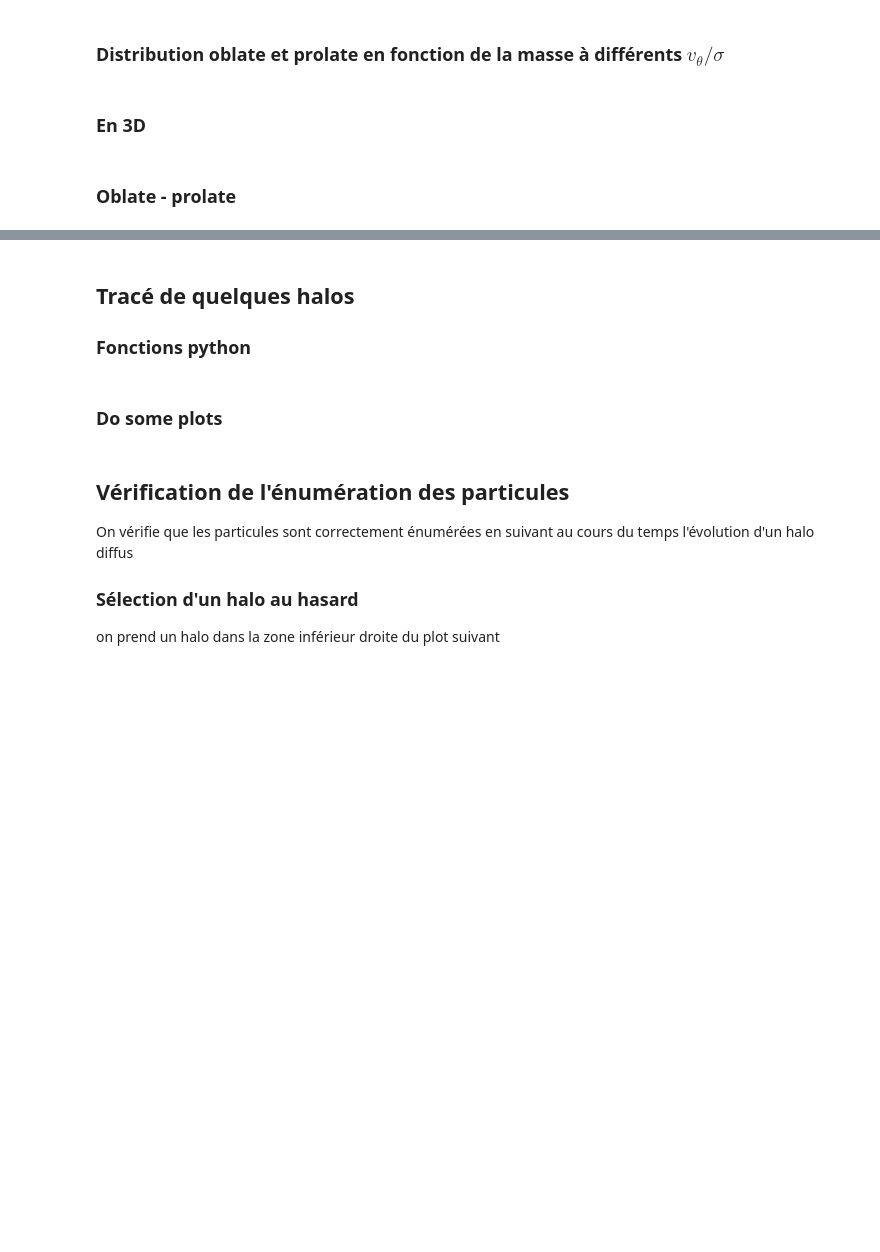
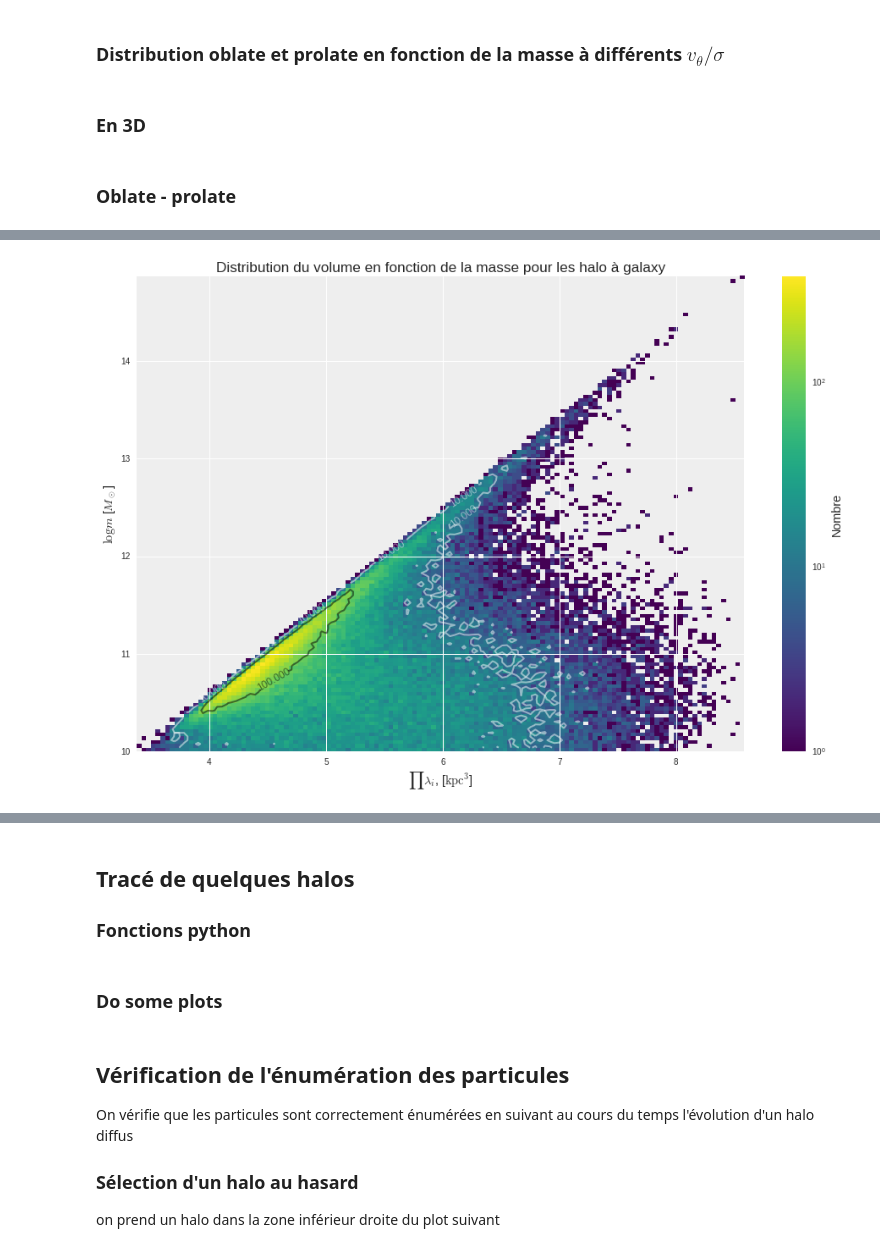
Before and after one commit to cphyc/cosmo_z17to0, a Jupyter notebook: Analyse inertia.ipynb, the cells around one changed output, grey strips where cells are left out. Saved outputs shown, nothing was run; the diff lists cells and outputs as text; code cells hidden in the pictures; blank space fills up the shorter version.

```diff
--- a/Analyse inertia.ipynb
+++ b/Analyse inertia.ipynb
@@ -675,12 +718,12 @@ n = LogNorm()
 
 extent = [[1,6], [10, 15]]
 # Keep only halo with defined sigma/vtheta
-mask = np.logical_not(np.isnan(inertia_data['sigma_over_vtheta']))
+mask = inertia_data['host_gal'] == True
 
 # v/sigma < 1
 bound = 0.5
 tmp = inertia_data[1./inertia_data['sigma_over_vtheta'] < bound]
-counts, xe, ye, img = ax0.hist2d(tmp['oblacity'], tmp['log(mass)'], bins=nbins, cmin=1, norm=n, cmap='viridis', range=extent)
+counts, xe, ye, img = ax0.hist2d(tmp['oblateness'], tmp['log(mass)'], bins=nbins, cmin=1, norm=n, cmap='viridis', range=extent)
 ax0.set_title(r'$v_\theta / \sigma < %s$' % bound)
 
 tmp = np.where(np.isnan(counts), 0, counts)
@@ -690,7 +733,7 @@ ax0l.set_xscale('log')
 # v/sigma > 1
 bound = 1.5
 tmp = inertia_data[1./inertia_data['sigma_over_vtheta'] > bound]
-counts, xe, ye, img = ax1.hist2d(tmp['oblacity'], tmp['log(mass)'], bins=nbins, cmin=1, norm=n, cmap='viridis', range=extent)
+counts, xe, ye, img = ax1.hist2d(tmp['oblateness'], tmp['log(mass)'], bins=nbins, cmin=1, norm=n, cmap='viridis', range=extent)
 ax1.set_title(r'$v_\theta / \sigma > %s$' % bound)
 
 tmp = np.where(np.isnan(counts), 0, counts)
@@ -737,12 +780,12 @@ plt.ylabel('Prolate')
 
 plt.savefig('/home/cadiou/plots/oblate__prolate__vtheta_o_sigma.png')
 # %%
-mask = np.logical_not(np.isnan(inertia_data['sigma_over_vtheta']))
+mask = inertia_data['host_gal'] == True
 
 nbins=128
 
-bin_sum, _, _           = np.histogram2d(inertia_data['oblacity'][mask], inertia_data['prolacity'][mask], weights=1./inertia_data['sigma_over_vtheta'][mask], bins=nbins, normed=False)
-bin_count, xedge, yedge = np.histogram2d(inertia_data['oblacity'][mask], inertia_data['prolacity'][mask], bins=nbins)
+bin_sum, _, _           = np.histogram2d(inertia_data['oblateness'][mask], inertia_data['prolateness'][mask], weights=1./inertia_data['sigma_over_vtheta'][mask], bins=nbins, normed=False)
+bin_count, xedge, yedge = np.histogram2d(inertia_data['oblateness'][mask], inertia_data['prolateness'][mask], bins=nbins)
 
 extent = (xedge[0], xedge[-1], yedge[0], yedge[-1])
 
@@ -885,3 +856,32 @@ for use_unit in [False, True]:
+# %%
+plt.figure()
+mask = inertia_data['host_gal'] == True
+
+for use_unit in [True]:
+    plt.clf()
+    if use_unit:
+        conv_factor = RamsesOutput.info['unit_length'].express(C.kpc)**3
+    else:
+        conv_factor = 1
+
+    zone = inertia_data[inertia_data['sigma_over_vtheta'] > 0]
+
+    volume = np.log10(zone.eval('l0*l1*l2')*conv_factor)
+    mass   = np.log10(zone['mass'])
+    counts, xe, ye, img = plt.hist2d(volume, mass, bins=128, cmap='viridis', cmin=1, norm=LogNorm())#, xlim=(-5+np.log10(conv_factor), -2+np.log10(conv_factor)))
+    cs = plt.contour(xe[1:], ye[1:], counts.T, alpha=0.5, norm=LogNorm())
+    plt.clabel(cs, inline=1)
+
+    plt.xlabel(r'$\prod \lambda_i$, [$\mathrm{kpc}^3$]')
+    plt.ylabel('$\log m$ [$M_\odot$]')
+
+    plt.title(u'Distribution du volume en fonction de la masse pour les halo à galaxy')
+    cb = plt.colorbar(img)
+    cb.set_label('Nombre')
+
+    plt.savefig('/home/cadiou/plots/volume__mass__zones%s__has_galaxy.png' % ('_kpc3' if use_unit else ''))
+# %% [output]
+[figure, added]
 # %%
 for use_unit in [False, True]:
     fig, axes = plt.subplots(nrows=2, ncols=3, sharex=True, sharey=True)
```
Also changed, not shown: parts of 45 cells of this notebook.
